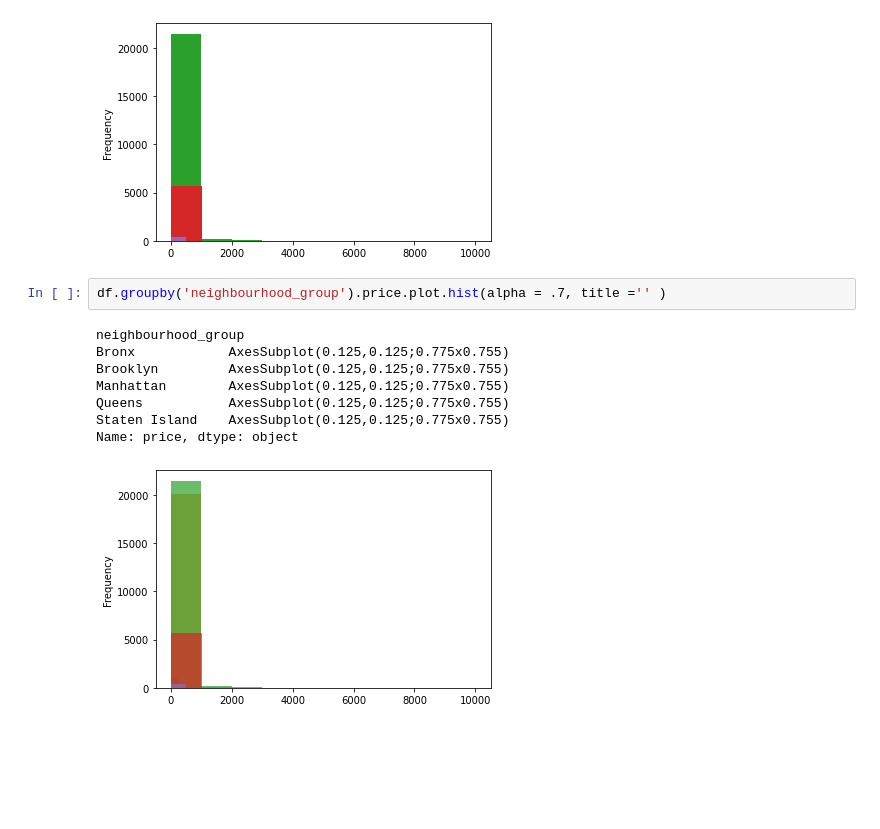
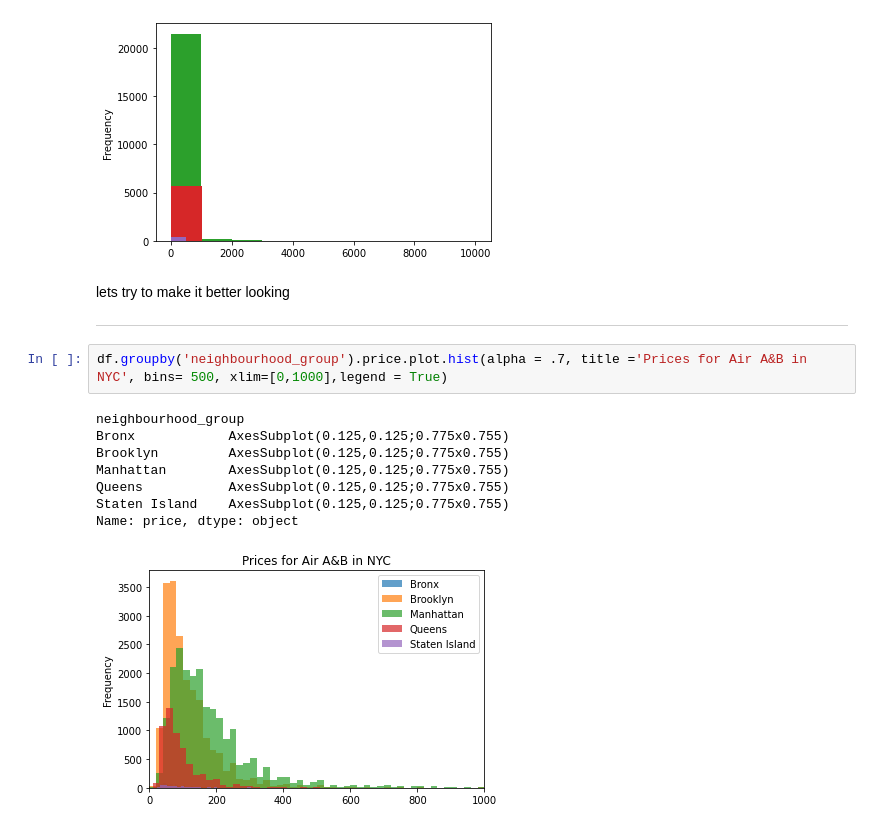
Before and after one commit to ashpou1/data-processing-4313, a Jupyter notebook: Histograms 25.ipynb, the cells around one changed output. Drawn from its saved outputs; the diff is of its cells as text; blank space fills up the shorter version.

```diff
--- a/Histograms 25.ipynb
+++ b/Histograms 25.ipynb
@@ -63,14 +78,18 @@ Queens           AxesSubplot(0.125,0.125;0.775x0.755)
 Staten Island    AxesSubplot(0.125,0.125;0.775x0.755)
 Name: price, dtype: object
 [figure]
+# %% [markdown]
+lets try to make it better looking
+
+---
 # %%
-df.groupby('neighbourhood_group').price.plot.hist(alpha = .7, title ='' )
+df.groupby('neighbourhood_group').price.plot.hist(alpha = .7, title ='Prices for Air A&B in NYC', bins= 500, xlim=[0,1000],legend = True)
 # %% [output]
 neighbourhood_group
 Bronx            AxesSubplot(0.125,0.125;0.775x0.755)
 Brooklyn         AxesSubplot(0.125,0.125;0.775x0.755)
 Manhattan        AxesSubplot(0.125,0.125;0.775x0.755)
 Queens           AxesSubplot(0.125,0.125;0.775x0.755)
 Staten Island    AxesSubplot(0.125,0.125;0.775x0.755)
 Name: price, dtype: object
-[figure, old version]
+[figure, new version]
```
Also changed, not shown: parts of 11 cells of this notebook.
